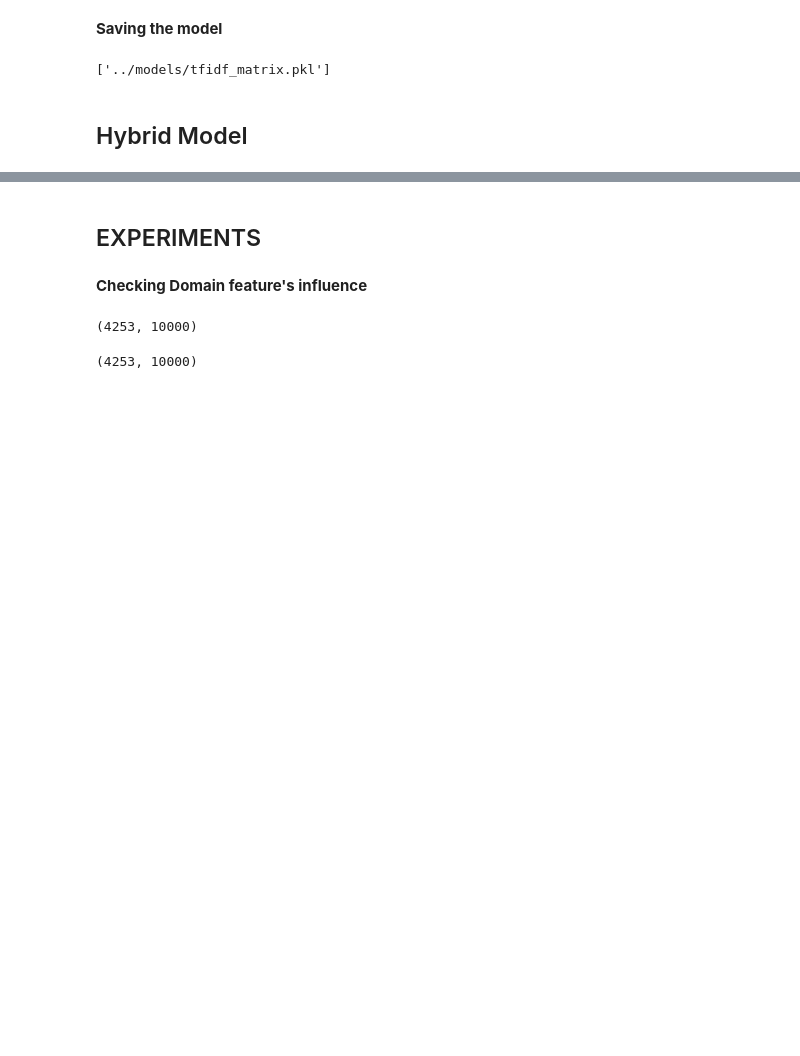
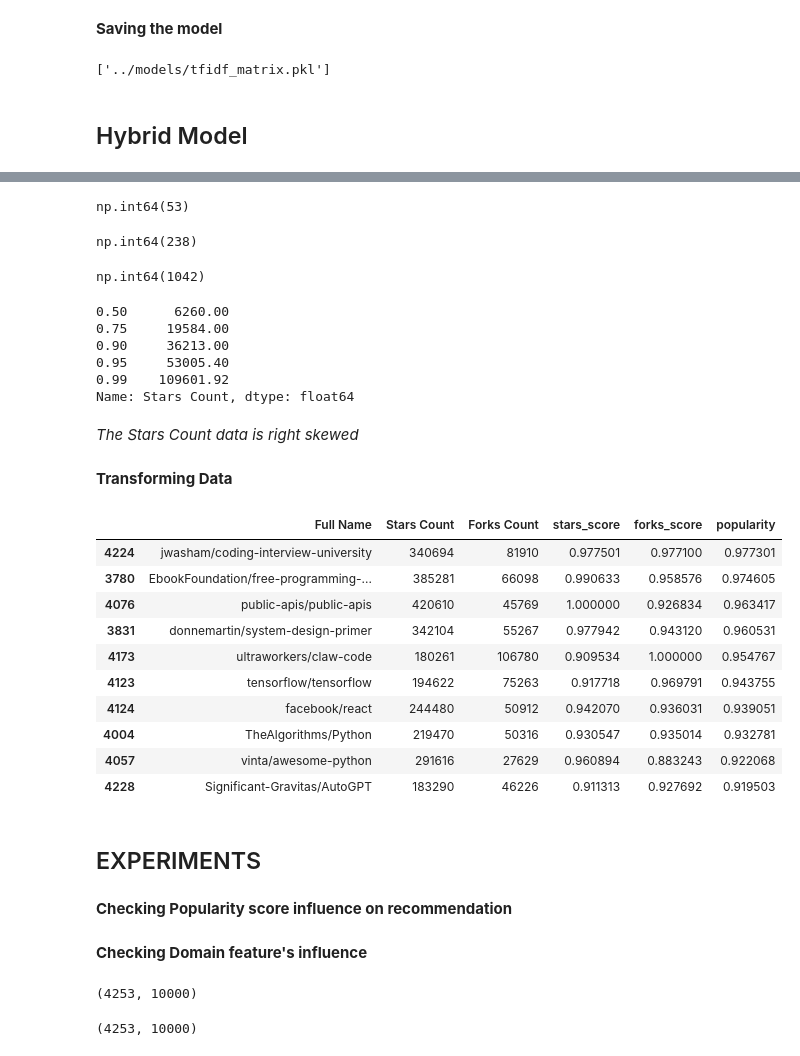
Before and after one commit to Vedid11/OpenSourceCompass, a Jupyter notebook: notebooks/model_training.ipynb, the cells around one changed output, grey strips where cells are left out. Saved outputs shown, nothing was run; the diff lists cells and outputs as text; code cells hidden in the pictures; blank space fills up the shorter version.

Commit message:
Adding Popularity Score

```diff
--- a/notebooks/model_training.ipynb
+++ b/notebooks/model_training.ipynb
@@ -254,2 +277,65 @@ joblib.dump(X, "../models/tfidf_matrix.pkl")
+# %%
+df['Stars Count'].gt(100000).sum()
+# %% [output]
+np.int64(53)
+# %%
+df['Stars Count'].gt(50000).sum()
+# %% [output]
+np.int64(238)
+# %%
+df['Stars Count'].gt(20000).sum()
+# %% [output]
+np.int64(1042)
+# %%
+df["Stars Count"].quantile([0.5, 0.75, 0.90, 0.95, 0.99])
+# %% [output]
+0.50      6260.00
+0.75     19584.00
+0.90     36213.00
+0.95     53005.40
+0.99    109601.92
+Name: Stars Count, dtype: float64
+# %% [markdown]
+*The Stars Count data is right skewed*
+# %% [markdown]
+**Transforming Data**
+# %%
+import numpy as np
+from sklearn.preprocessing import MinMaxScaler
+
+df['log_stars'] = np.log1p(df['Stars Count'])
+df['log_forks'] = np.log1p(df['Forks Count'])
+
+scaler = MinMaxScaler()
+
+df[["stars_score", "forks_score"]] = scaler.fit_transform(df[["log_stars","log_forks"]])
+
+# Popularity score
+df["popularity"] = (
+    0.5 * df["stars_score"]
+    + 0.5 * df["forks_score"]
+)
+# %%
+df[[
+    "Full Name",
+    "Stars Count",
+    "Forks Count",
+    "stars_score",
+    "forks_score",
+    "popularity"]].sort_values("popularity",ascending=False).head(10)
+# %% [output]
+|  | Full Name | Stars Count | Forks Count | stars_score | forks_score | popularity |
+| 4224 | jwasham/coding-interview-university | 340694 | 81910 | 0.977501 | 0.977100 | 0.977301 |
+| 3780 | EbookFoundation/free-programming-... | 385281 | 66098 | 0.990633 | 0.958576 | 0.974605 |
+| 4076 | public-apis/public-apis | 420610 | 45769 | 1.000000 | 0.926834 | 0.963417 |
+| 3831 | donnemartin/system-design-primer | 342104 | 55267 | 0.977942 | 0.943120 | 0.960531 |
+| 4173 | ultraworkers/claw-code | 180261 | 106780 | 0.909534 | 1.000000 | 0.954767 |
+| 4123 | tensorflow/tensorflow | 194622 | 75263 | 0.917718 | 0.969791 | 0.943755 |
+| 4124 | facebook/react | 244480 | 50912 | 0.942070 | 0.936031 | 0.939051 |
+| 4004 | TheAlgorithms/Python | 219470 | 50316 | 0.930547 | 0.935014 | 0.932781 |
+| 4057 | vinta/awesome-python | 291616 | 27629 | 0.960894 | 0.883243 | 0.922068 |
+| 4228 | Significant-Gravitas/AutoGPT | 183290 | 46226 | 0.911313 | 0.927692 | 0.919503 |
 # %% [markdown]
 ## EXPERIMENTS ##
+# %% [markdown]
+**Checking Popularity score influence on recommendation**
```
Also changed, not shown: parts of 5 cells of this notebook.
